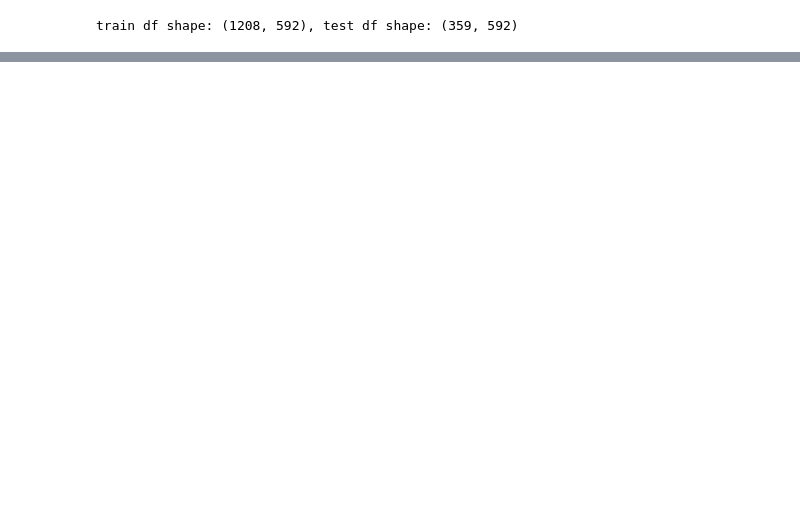
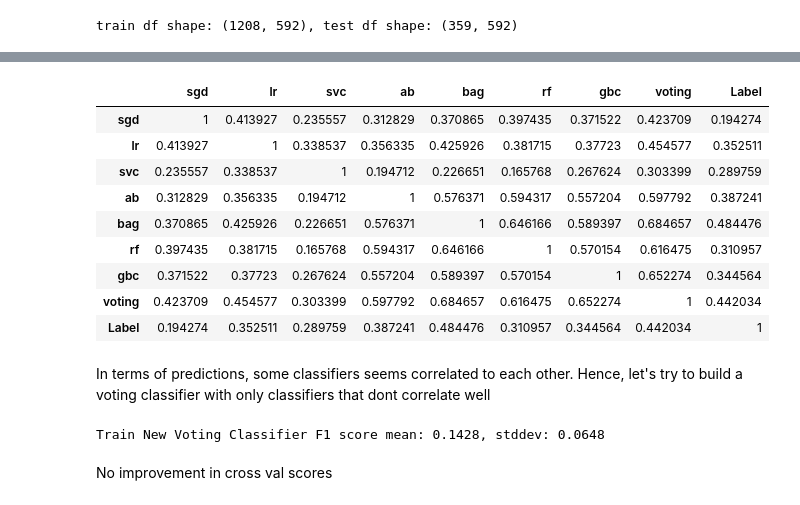
Before and after one commit to stephenleo87/uci-semicon, a Jupyter notebook: Labels_Prediction.ipynb, the cells around one changed output, grey strips where cells are left out. Saved outputs shown, nothing was run; the diff lists cells and outputs as text; code cells hidden in the pictures; blank space fills up the shorter version.

```diff
--- a/Labels_Prediction.ipynb
+++ b/Labels_Prediction.ipynb
@@ -614,22 +331,0 @@ print('Test Precision: {:0.2f}. Train Recall: {:0.2f}'.format(precision, recall)
-# %%
-name = 'Classifier'
-from imblearn.ensemble import BalancedBaggingClassifier
-from imblearn.ensemble import BalancedRandomForestClassifier
-from imblearn.ensemble import EasyEnsembleClassifier
-from imblearn.ensemble import RUSBoostClassifier
-clf = BalancedRandomForestClassifier(max_depth=2, random_state=0, max_features=0.6)
-
-clf.fit(X_train_imp, y_train)
-y_pred = clf.predict(X_train_imp)
-fpr, tpr, thresholds = metrics.roc_curve(y_train, y_pred)
-precision = precision_score(y_train, y_pred)
-recall = recall_score(y_train, y_pred)
-print('{} train AUC: {:0.2f}'.format(name, metrics.auc(fpr, tpr)))
-print('Train Precision: {:0.2f}. Train Recall: {:0.2f}\n'.format(precision, recall))
-
-y_pred = clf.predict(X_test_imp)
-fpr, tpr, thresholds = metrics.roc_curve(y_test, y_pred)
-precision = precision_score(y_test, y_pred)
-recall = recall_score(y_test, y_pred)
-print('{} test AUC: {:0.2f}'.format(name, metrics.auc(fpr, tpr)))
-print('Test Precision: {:0.2f}. Train Recall: {:0.2f}'.format(precision, recall))
@@ -635,0 +363,10 @@ print('Test Precision: {:0.2f}. Train Recall: {:0.2f}'.format(precision, recall)
+# %%
+y_pred_all, model_names = [], []
+for model, estimator in lp.best_estimators.items():
+    y_pred = estimator.predict(X_train)
+    y_pred_all.append(y_pred)
+    model_names.append(model)
+# %%
+df = pd.DataFrame(y_pred_all).T
+df.columns = model_names
+df.head()
@@ -635,0 +380,3 @@ print('Test Precision: {:0.2f}. Train Recall: {:0.2f}'.format(precision, recall)
+# %%
+df_merged = df.merge(y_train.reset_index(drop=True), left_index=True, right_index=True)
+df_merged.head()
@@ -635,0 +390,30 @@ print('Test Precision: {:0.2f}. Train Recall: {:0.2f}'.format(precision, recall)
+# %%
+corr=df_merged.corr()
+corr.style.background_gradient(cmap='coolwarm')
+# %% [output]
+|  | sgd | lr | svc | ab | bag | rf | gbc | voting | Label |
+| sgd | 1 | 0.413927 | 0.235557 | 0.312829 | 0.370865 | 0.397435 | 0.371522 | 0.423709 | 0.194274 |
+| lr | 0.413927 | 1 | 0.338537 | 0.356335 | 0.425926 | 0.381715 | 0.37723 | 0.454577 | 0.352511 |
+| svc | 0.235557 | 0.338537 | 1 | 0.194712 | 0.226651 | 0.165768 | 0.267624 | 0.303399 | 0.289759 |
+| ab | 0.312829 | 0.356335 | 0.194712 | 1 | 0.576371 | 0.594317 | 0.557204 | 0.597792 | 0.387241 |
+| bag | 0.370865 | 0.425926 | 0.226651 | 0.576371 | 1 | 0.646166 | 0.589397 | 0.684657 | 0.484476 |
+| rf | 0.397435 | 0.381715 | 0.165768 | 0.594317 | 0.646166 | 1 | 0.570154 | 0.616475 | 0.310957 |
+| gbc | 0.371522 | 0.37723 | 0.267624 | 0.557204 | 0.589397 | 0.570154 | 1 | 0.652274 | 0.344564 |
+| voting | 0.423709 | 0.454577 | 0.303399 | 0.597792 | 0.684657 | 0.616475 | 0.652274 | 1 | 0.442034 |
+| Label | 0.194274 | 0.352511 | 0.289759 | 0.387241 | 0.484476 | 0.310957 | 0.344564 | 0.442034 | 1 |
+# %% [markdown]
+In terms of predictions, some classifiers seems correlated to each other. Hence, let's try to build a voting classifier with only classifiers that dont correlate well
+# %%
+new_vot_model = VotingClassifier(estimators=[('sgd', lp.best_estimators['sgd']),
+                                             ('lr', lp.best_estimators['lr']),
+                                             ('svc', lp.best_estimators['svc']),
+                                             ('bag', lp.best_estimators['bag']),
+                                             ('gbc', lp.best_estimators['gbc'])
+                                            ], voting='hard')
+scores = cross_val_score(new_vot_model, X_train, y_train, scoring='f1', cv=10)
+new_vot_model.fit(X_train,y_train)
+print('Train New Voting Classifier F1 score mean: {:.4f}, stddev: {:.4f}'.format(scores.mean(), scores.std()))
+# %% [output]
+Train New Voting Classifier F1 score mean: 0.1428, stddev: 0.0648
+# %% [markdown]
+No improvement in cross val scores
```
Also changed, not shown: parts of 84 cells of this notebook.
